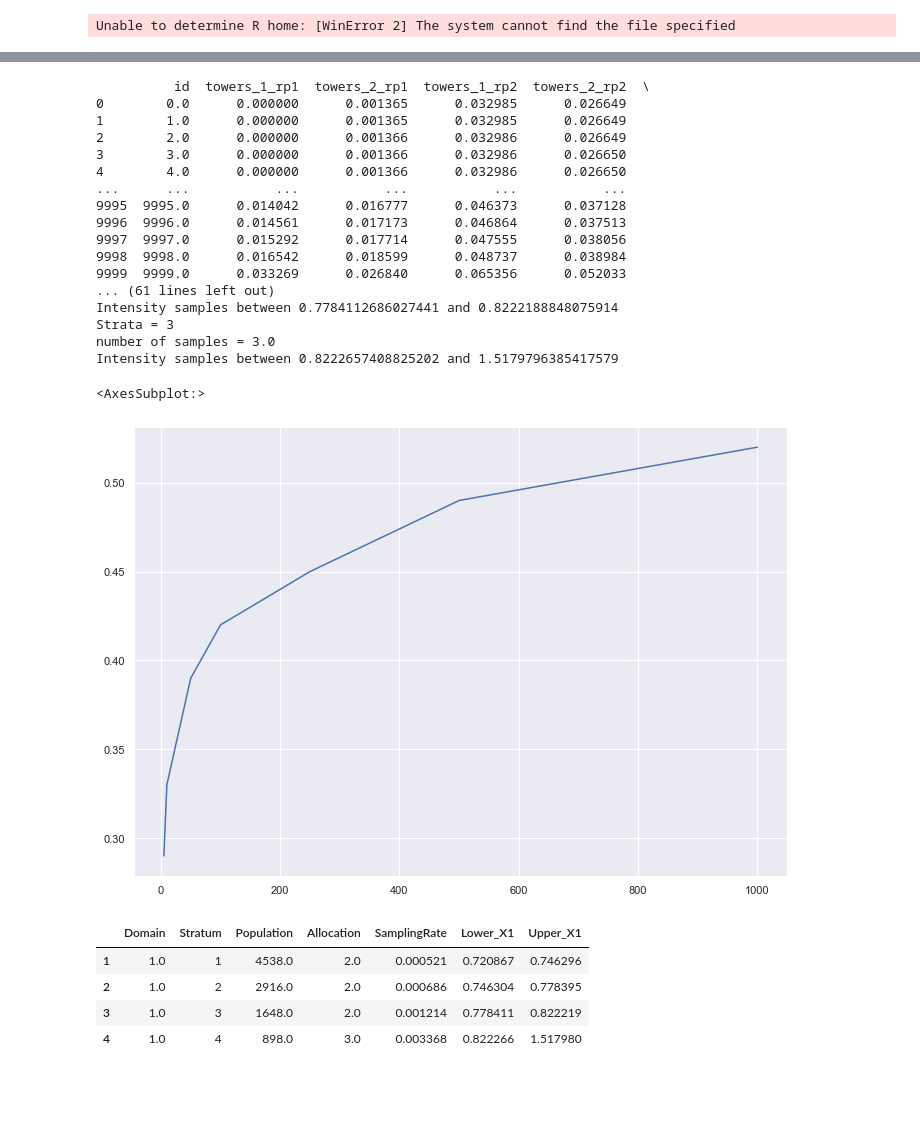
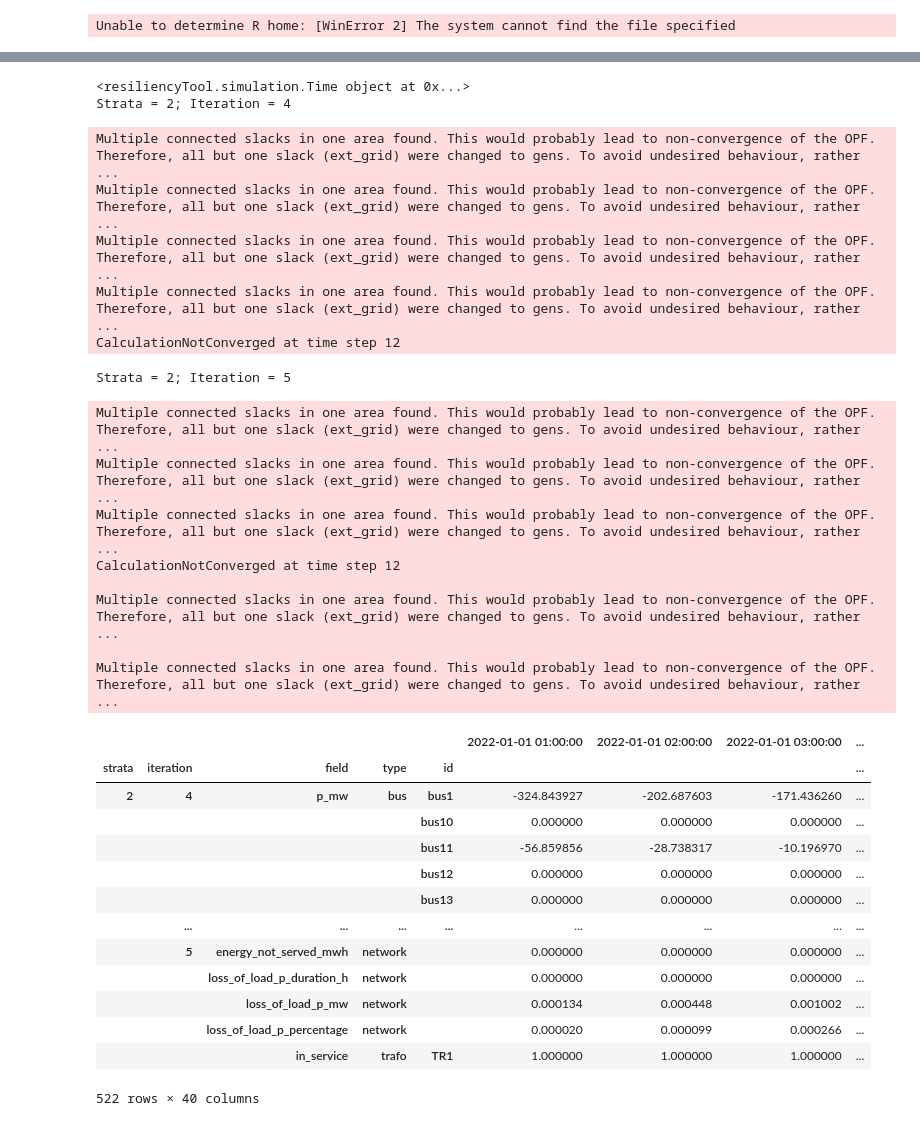
Before and after one commit to reXplan-project/reXplan-repo, a Jupyter notebook: jupyter_notebooks/Simulation_using_the_return_period.ipynb, the cells around one changed output, grey strips where cells are left out. Drawn from its saved outputs; the diff is of its cells as text; code cells hidden in the pictures; blank space fills up the shorter version.

```diff
--- a/jupyter_notebooks/Simulation_using_the_return_period.ipynb
+++ b/jupyter_notebooks/Simulation_using_the_return_period.ipynb
@@ -32,44 +34,53 @@ simulation = rt.simulation.Sim(simulationName)
 start= 1, stop= 41
 start= 12, stop= 17
 # %%
-ref_return_period = 'rp1'
-simulation.initialize_model_rp(network=network,
+ref_return_period = 'rp6'
+out_db = simulation.initialize_model_rp(network=network,
                                ref_return_period=ref_return_period,
                                iterationNumber=1,
                                maxTotalIteration=50,
-                               cv=0.1)
+                               cv=0.1,
+                               #x_min=0.5,
+                               #x_max=2
+                                )
-# %% [output]
-          id  towers_1_rp1  towers_2_rp1  towers_1_rp2  towers_2_rp2  \
-0        0.0      0.000000      0.001365      0.032985      0.026649
-1        1.0      0.000000      0.001365      0.032985      0.026649
-2        2.0      0.000000      0.001366      0.032986      0.026649
-3        3.0      0.000000      0.001366      0.032986      0.026650
-4        4.0      0.000000      0.001366      0.032986      0.026650
-...      ...           ...           ...           ...           ...
-9995  9995.0      0.014042      0.016777      0.046373      0.037128
-9996  9996.0      0.014561      0.017173      0.046864      0.037513
-9997  9997.0      0.015292      0.017714      0.047555      0.038056
-9998  9998.0      0.016542      0.018599      0.048737      0.038984
-9999  9999.0      0.033269      0.026840      0.065356      0.052033
-... (61 lines left out)
-Intensity samples between 0.7784112686027441 and 0.8222188848075914
-Strata = 3
-number of samples = 3.0
-Intensity samples between 0.8222657408825202 and 1.5179796385417579
-# %%
-sns.set(rc={'figure.figsize':(11.7,8.27)})
-sns.lineplot(x=network.returnPeriods[ref_return_period].x_data, y=network.returnPeriods[ref_return_period].y_data)
-# %% [output]
-<AxesSubplot:>
-[figure, removed]
+# %%
+#
+df=simulation.run(network, iterationSet = [4,5], time = None, run_type = 'ac_opf', delta = 1e-16, saveOutput = False)
+#df[0][0].xs('TR1', level='id', axis=1, drop_level=True)
+df
+# %% [output]
+<resiliencyTool.simulation.Time object at 0x...>
+Strata = 2; Iteration = 4
+Multiple connected slacks in one area found. This would probably lead to non-convergence of the OPF. Therefore, all but one slack (ext_grid) were changed to gens. To avoid undesired behaviour, rather  ...
+Multiple connected slacks in one area found. This would probably lead to non-convergence of the OPF. Therefore, all but one slack (ext_grid) were changed to gens. To avoid undesired behaviour, rather  ...
+Multiple connected slacks in one area found. This would probably lead to non-convergence of the OPF. Therefore, all but one slack (ext_grid) were changed to gens. To avoid undesired behaviour, rather  ...
+Multiple connected slacks in one area found. This would probably lead to non-convergence of the OPF. Therefore, all but one slack (ext_grid) were changed to gens. To avoid undesired behaviour, rather  ...
+CalculationNotConverged at time step 12
+Strata = 2; Iteration = 5
+Multiple connected slacks in one area found. This would probably lead to non-convergence of the OPF. Therefore, all but one slack (ext_grid) were changed to gens. To avoid undesired behaviour, rather  ...
+Multiple connected slacks in one area found. This would probably lead to non-convergence of the OPF. Therefore, all but one slack (ext_grid) were changed to gens. To avoid undesired behaviour, rather  ...
+Multiple connected slacks in one area found. This would probably lead to non-convergence of the OPF. Therefore, all but one slack (ext_grid) were changed to gens. To avoid undesired behaviour, rather  ...
+CalculationNotConverged at time step 12
+
+Multiple connected slacks in one area found. This would probably lead to non-convergence of the OPF. Therefore, all but one slack (ext_grid) were changed to gens. To avoid undesired behaviour, rather  ...
+
+Multiple connected slacks in one area found. This would probably lead to non-convergence of the OPF. Therefore, all but one slack (ext_grid) were changed to gens. To avoid undesired behaviour, rather  ...
+|  |  |  |  |  | 2022-01-01 01:00:00 | 2022-01-01 02:00:00 | 2022-01-01 03:00:00 | ... |
+| strata | iteration | field | type | id |  |  |  | ... |
+| 2 | 4 | p_mw | bus | bus1 | -324.843927 | -202.687603 | -171.436260 | ... |
+|  |  |  |  | bus10 | 0.000000 | 0.000000 | 0.000000 | ... |
+|  |  |  |  | bus11 | -56.859856 | -28.738317 | -10.196970 | ... |
+|  |  |  |  | bus12 | 0.000000 | 0.000000 | 0.000000 | ... |
+|  |  |  |  | bus13 | 0.000000 | 0.000000 | 0.000000 | ... |
+|  | ... | ... | ... | ... | ... | ... | ... | ... |
+|  | 5 | energy_not_served_mwh | network |  | 0.000000 | 0.000000 | 0.000000 | ... |
+|  |  | loss_of_load_p_duration_h | network |  | 0.000000 | 0.000000 | 0.000000 | ... |
+|  |  | loss_of_load_p_mw | network |  | 0.000134 | 0.000448 | 0.001002 | ... |
+|  |  | loss_of_load_p_percentage | network |  | 0.000020 | 0.000099 | 0.000266 | ... |
+|  |  | in_service | trafo | TR1 | 1.000000 | 1.000000 | 1.000000 | ... |
+522 rows × 40 columns
 # %%
 simulation.stratResults
-# %% [output]
-|  | Domain | Stratum | Population | Allocation | SamplingRate | Lower_X1 | Upper_X1 |
-| 1 | 1.0 | 1 | 4538.0 | 2.0 | 0.000521 | 0.720867 | 0.746296 |
-| 2 | 1.0 | 2 | 2916.0 | 2.0 | 0.000686 | 0.746304 | 0.778395 |
-| 3 | 1.0 | 3 | 1648.0 | 2.0 | 0.001214 | 0.778411 | 0.822219 |
-| 4 | 1.0 | 4 | 898.0 | 3.0 | 0.003368 | 0.822266 | 1.517980 |
 # %%
 plt.hist(simulation.samples, density=True, bins=20)
 for b in np.append(simulation.stratResults["Upper_X1"].values, simulation.stratResults["Lower_X1"].values[0]):
```
Also changed, not shown: parts of 9 cells of this notebook, 9 other files.
